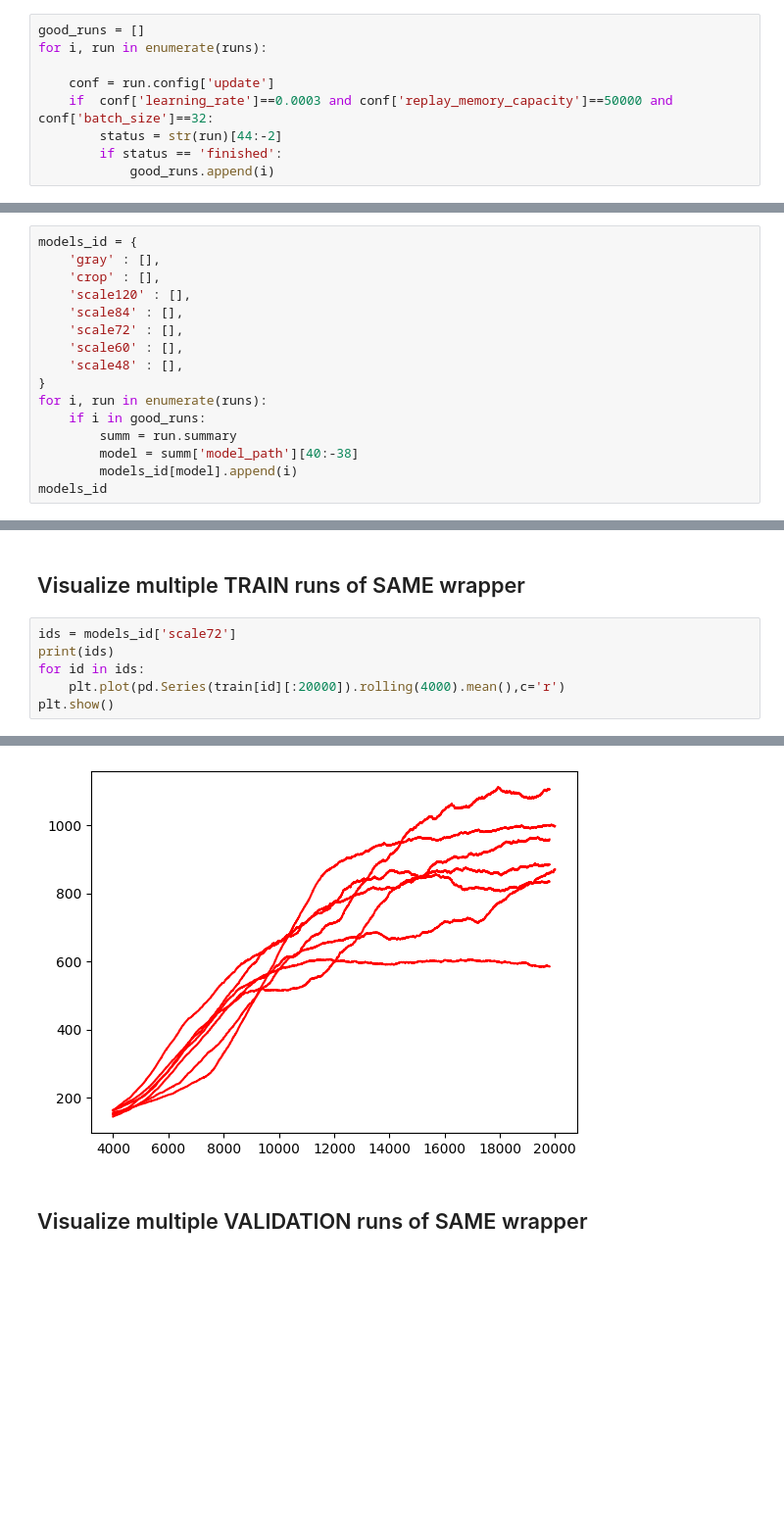
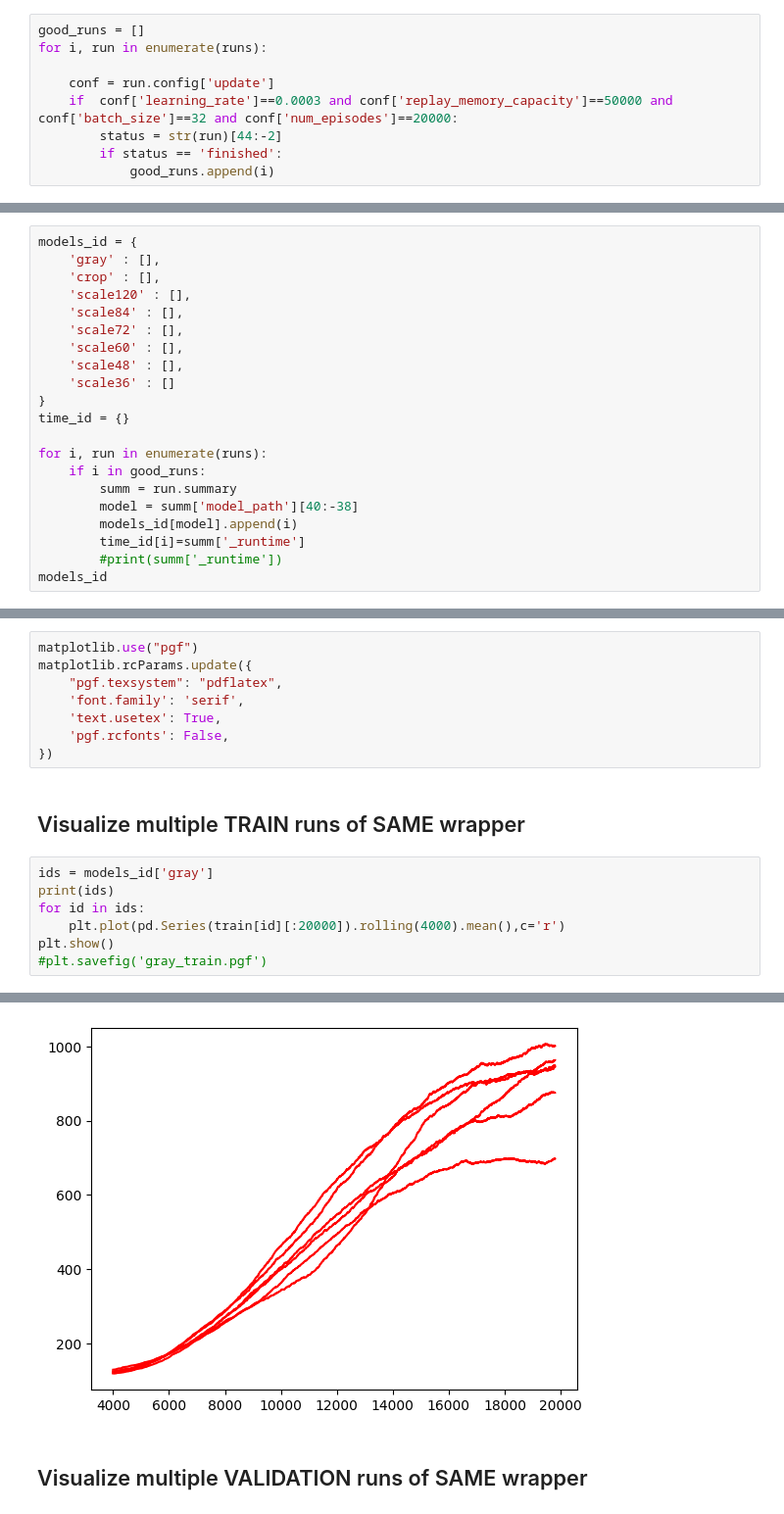
Before and after one commit to philipwastakenwastaken/02456_project, a Jupyter notebook: extract_data.ipynb, the cells around one changed output, grey strips where cells are left out. Shown: that part at 98% size. Saved outputs shown, nothing was run; the diff lists cells and outputs as text; blank space fills up the shorter version.

```diff
--- a/extract_data.ipynb
+++ b/extract_data.ipynb
@@ -70,7 +71,7 @@ good_runs = []
 for i, run in enumerate(runs):
 
     conf = run.config['update']
-    if  conf['learning_rate']==0.0003 and conf['replay_memory_capacity']==50000 and conf['batch_size']==32:
+    if  conf['learning_rate']==0.0003 and conf['replay_memory_capacity']==50000 and conf['batch_size']==32 and conf['num_episodes']==20000:
         status = str(run)[44:-2]
         if status == 'finished':
             good_runs.append(i)
@@ -85,11 +86,16 @@ models_id = {
     'scale72' : [],
     'scale60' : [],
     'scale48' : [],
+    'scale36' : []
 }
+time_id = {}
+
 for i, run in enumerate(runs):
     if i in good_runs:
         summ = run.summary
         model = summ['model_path'][40:-38]
         models_id[model].append(i)
+        time_id[i]=summ['_runtime']
+        #print(summ['_runtime'])
 models_id
 # %% [output]
@@ -126,9 +135,18 @@ for i, run in enumerate(runs):
+# %%
+matplotlib.use("pgf")
+matplotlib.rcParams.update({
+    "pgf.texsystem": "pdflatex",
+    'font.family': 'serif',
+    'text.usetex': True,
+    'pgf.rcfonts': False,
+})
 # %% [markdown]
 ## Visualize multiple TRAIN runs of SAME wrapper
 # %%
-ids = models_id['scale72']
+ids = models_id['gray']
 print(ids)
 for id in ids:
     plt.plot(pd.Series(train[id][:20000]).rolling(4000).mean(),c='r')
 plt.show()
+#plt.savefig('gray_train.pgf')
 # %% [output]
@@ -136,4 +154,4 @@ plt.show()
-[figure, old version]
+[figure, new version]
 # %% [markdown]
 ## Visualize multiple VALIDATION runs of SAME wrapper
 # %%
```
Also changed, not shown: parts of 7 cells of this notebook, 3 other files.
